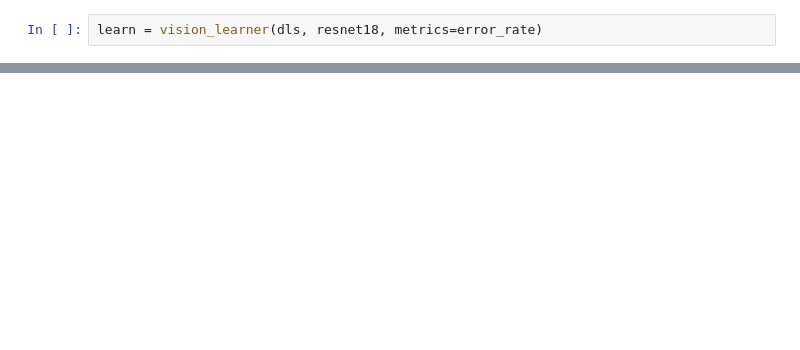
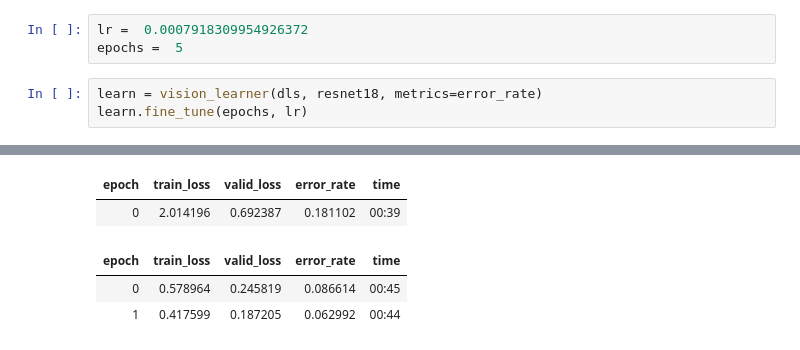
Before and after one commit to dhalmazna/dspracticum2025-damian, a Jupyter notebook: 2.ipynb, the cells around one changed output, grey strips where cells are left out. Saved outputs shown, nothing was run; the diff lists cells and outputs as text; blank space fills up the shorter version.

```diff
--- a/2.ipynb
+++ b/2.ipynb
@@ -36,3 +48,7 @@ from fastai.vision.all import *
+# %%
+lr =  0.0007918309954926372
+epochs =  5
 # %%
 learn = vision_learner(dls, resnet18, metrics=error_rate)
+learn.fine_tune(epochs, lr)
 # %% [output]
@@ -39,0 +55,5 @@ Downloading: "https://download.pytorch.org/models/resnet18-f37072fd.pth" to /Use
+| epoch | train_loss | valid_loss | error_rate | time |
+| 0 | 2.014196 | 0.692387 | 0.181102 | 00:39 |
+| epoch | train_loss | valid_loss | error_rate | time |
+| 0 | 0.578964 | 0.245819 | 0.086614 | 00:45 |
+| 1 | 0.417599 | 0.187205 | 0.062992 | 00:44 |
```
Also changed, not shown: parts of 14 cells of this notebook.
